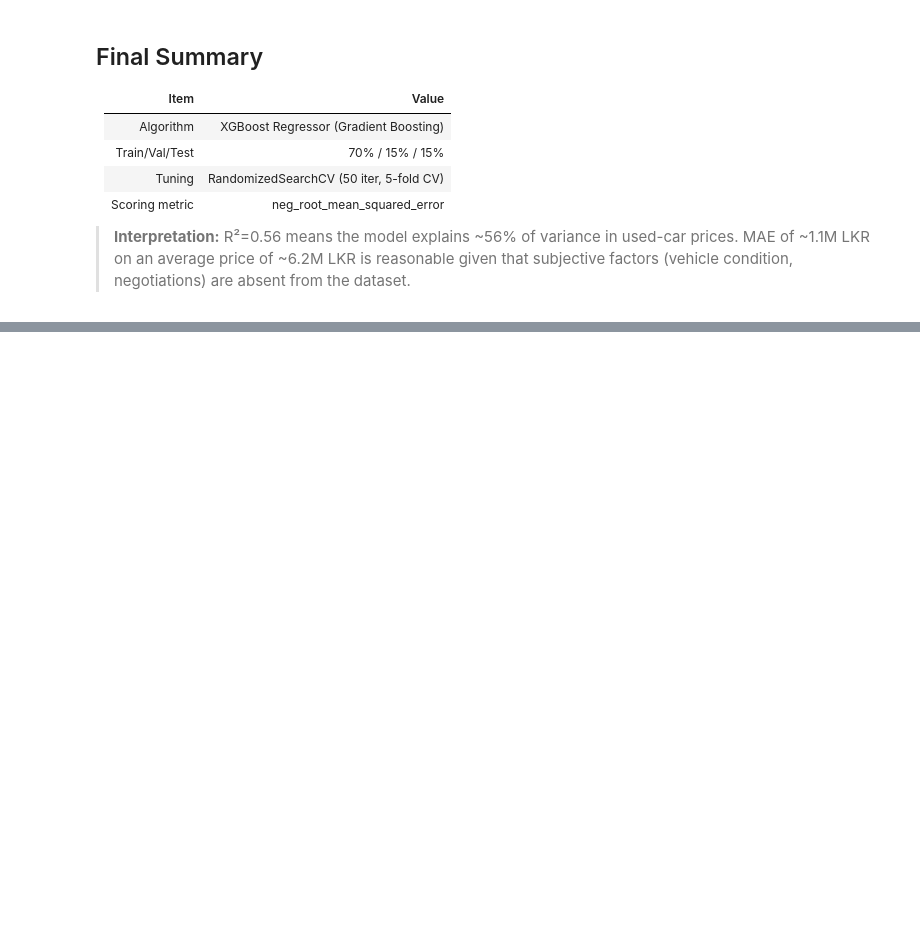
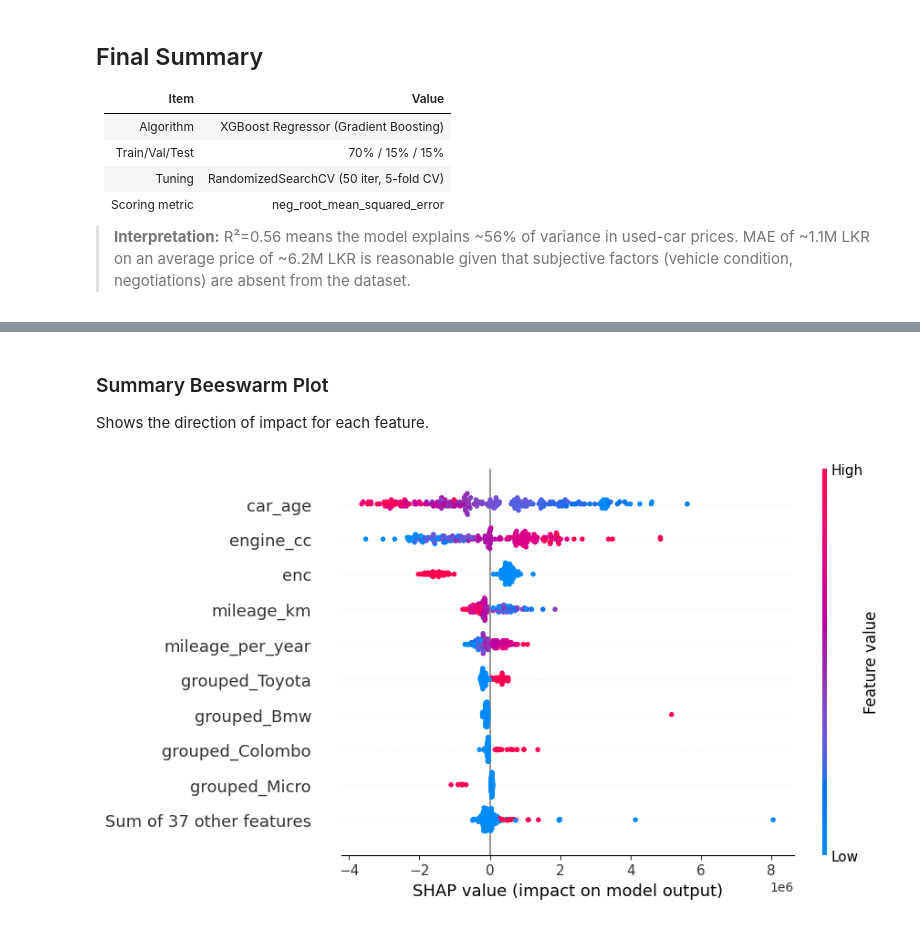
Before and after one commit to ChathuraIshara/Used-Car-Price-Predictor, a Jupyter notebook: notebooks/train_model.ipynb, the cells around one changed output, grey strips where cells are left out. Cells and saved outputs as stored; diff of their text form; code cells hidden in the pictures; blank space fills up the shorter version.

```diff
--- a/notebooks/train_model.ipynb
+++ b/notebooks/train_model.ipynb
@@ -288,0 +351,7 @@ Model saved -> ../models/xgboost_car_price_model.pkl
+# %% [markdown]
+### Summary Beeswarm Plot
+Shows the direction of impact for each feature.
+# %%
+shap.plots.beeswarm(shap_values)
+# %% [output]
+[figure, added]
```
Also changed, not shown: parts of 10 cells of this notebook, 7 other files.
